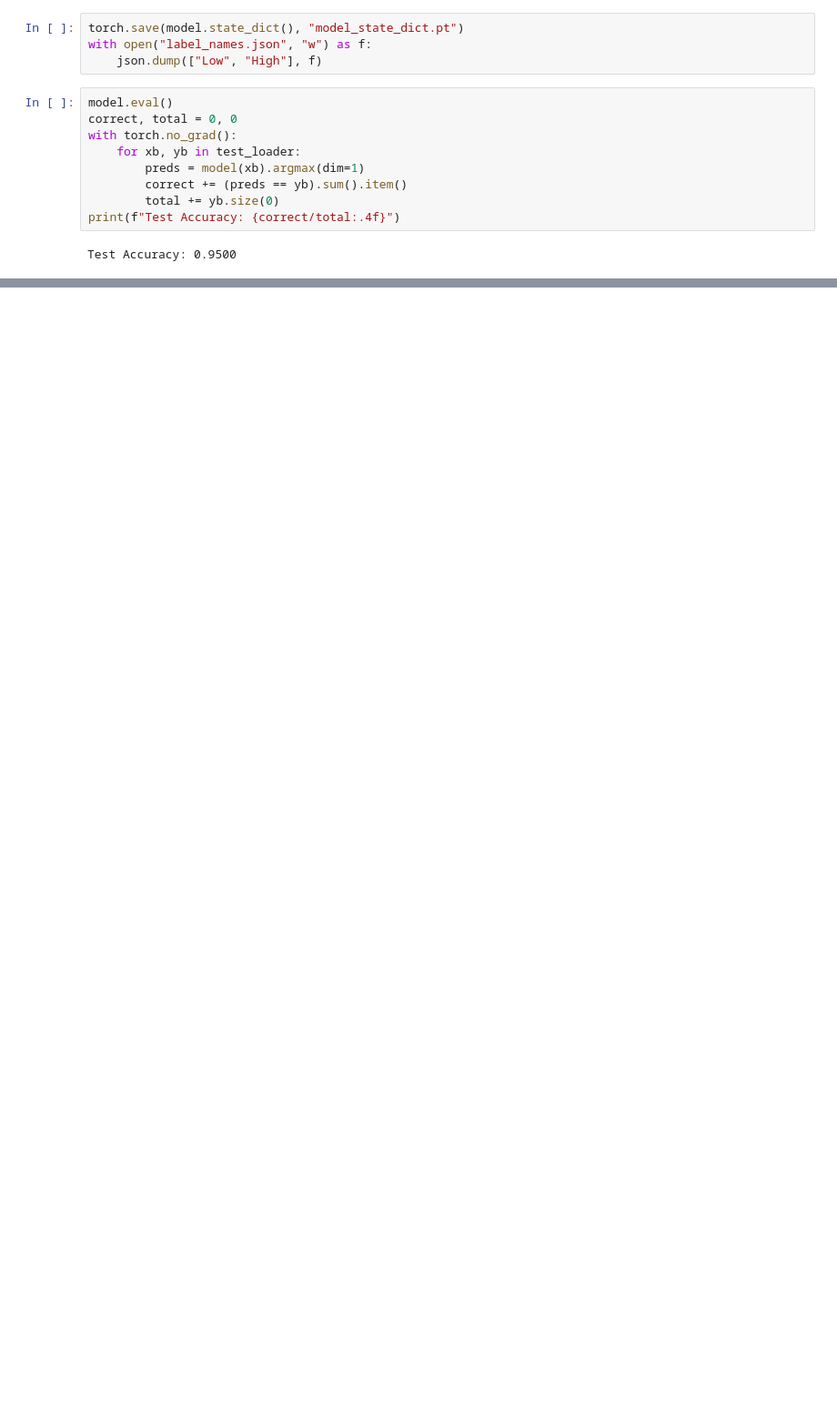
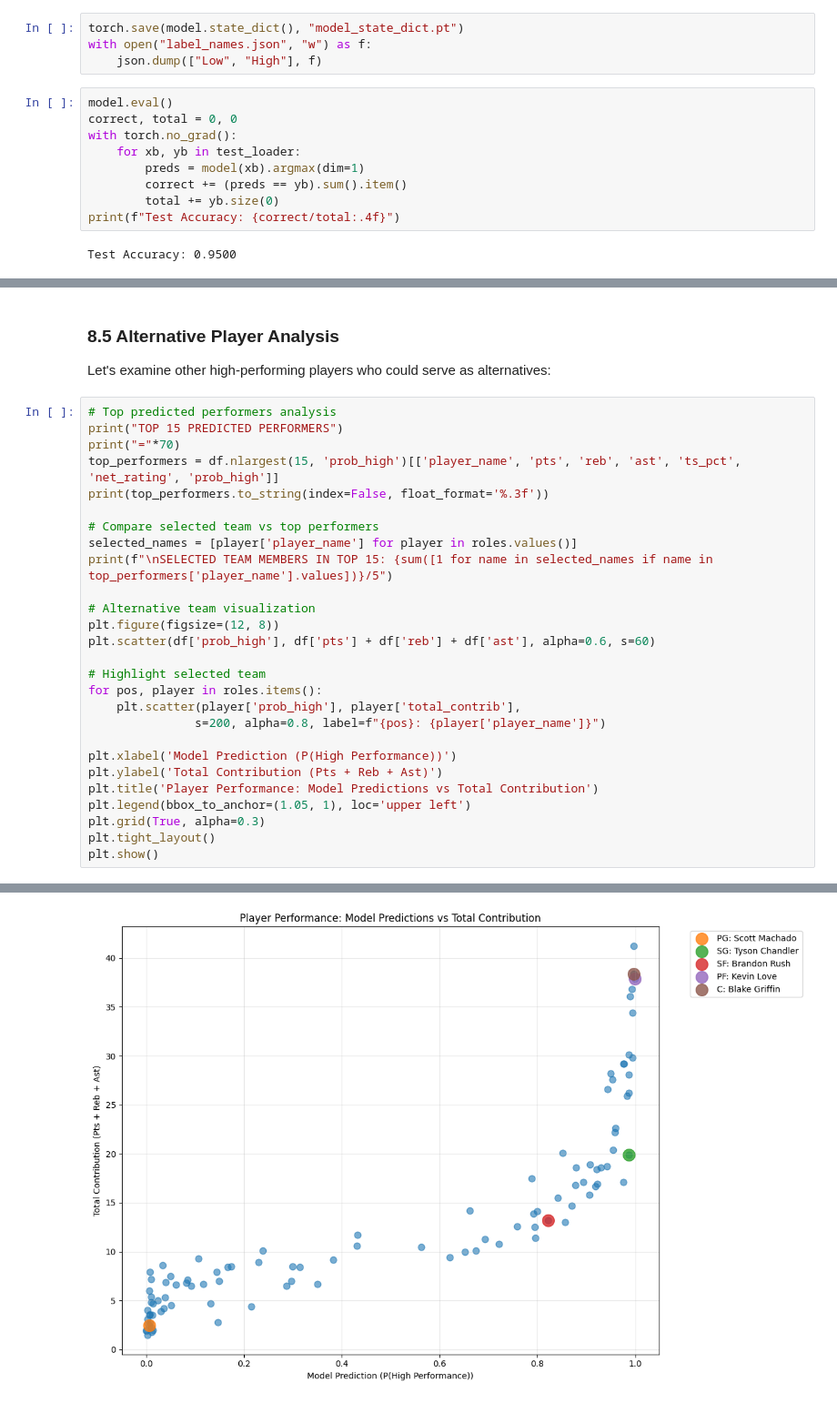
Before and after one commit to dmartinez203/Project2_ANN, a Jupyter notebook: ANN.ipynb, the cells around one changed output, grey strips where cells are left out. Shown at 91% size. Cells and saved outputs as stored; diff of their text form; blank space fills up the shorter version.

```diff
--- a/ANN.ipynb
+++ b/ANN.ipynb
@@ -149,0 +560,31 @@ C: Blake Griffin (P=1.00)
+# %% [markdown]
+### 8.5 Alternative Player Analysis
+Let's examine other high-performing players who could serve as alternatives:
+# %%
+# Top predicted performers analysis
+print("TOP 15 PREDICTED PERFORMERS")
+print("="*70)
+top_performers = df.nlargest(15, 'prob_high')[['player_name', 'pts', 'reb', 'ast', 'ts_pct', 'net_rating', 'prob_high']]
+print(top_performers.to_string(index=False, float_format='%.3f'))
+
+# Compare selected team vs top performers
+selected_names = [player['player_name'] for player in roles.values()]
+print(f"\nSELECTED TEAM MEMBERS IN TOP 15: {sum([1 for name in selected_names if name in top_performers['player_name'].values])}/5")
+
+# Alternative team visualization
+plt.figure(figsize=(12, 8))
+plt.scatter(df['prob_high'], df['pts'] + df['reb'] + df['ast'], alpha=0.6, s=60)
+
+# Highlight selected team
+for pos, player in roles.items():
+    plt.scatter(player['prob_high'], player['total_contrib'],
+               s=200, alpha=0.8, label=f"{pos}: {player['player_name']}")
+
+plt.xlabel('Model Prediction (P(High Performance))')
+plt.ylabel('Total Contribution (Pts + Reb + Ast)')
+plt.title('Player Performance: Model Predictions vs Total Contribution')
+plt.legend(bbox_to_anchor=(1.05, 1), loc='upper left')
+plt.grid(True, alpha=0.3)
+plt.tight_layout()
+plt.show()
+# %% [output]
@@ -149,0 +611 @@ C: Blake Griffin (P=1.00)
+[figure, added]
```
Also changed, not shown: parts of 21 cells of this notebook.
